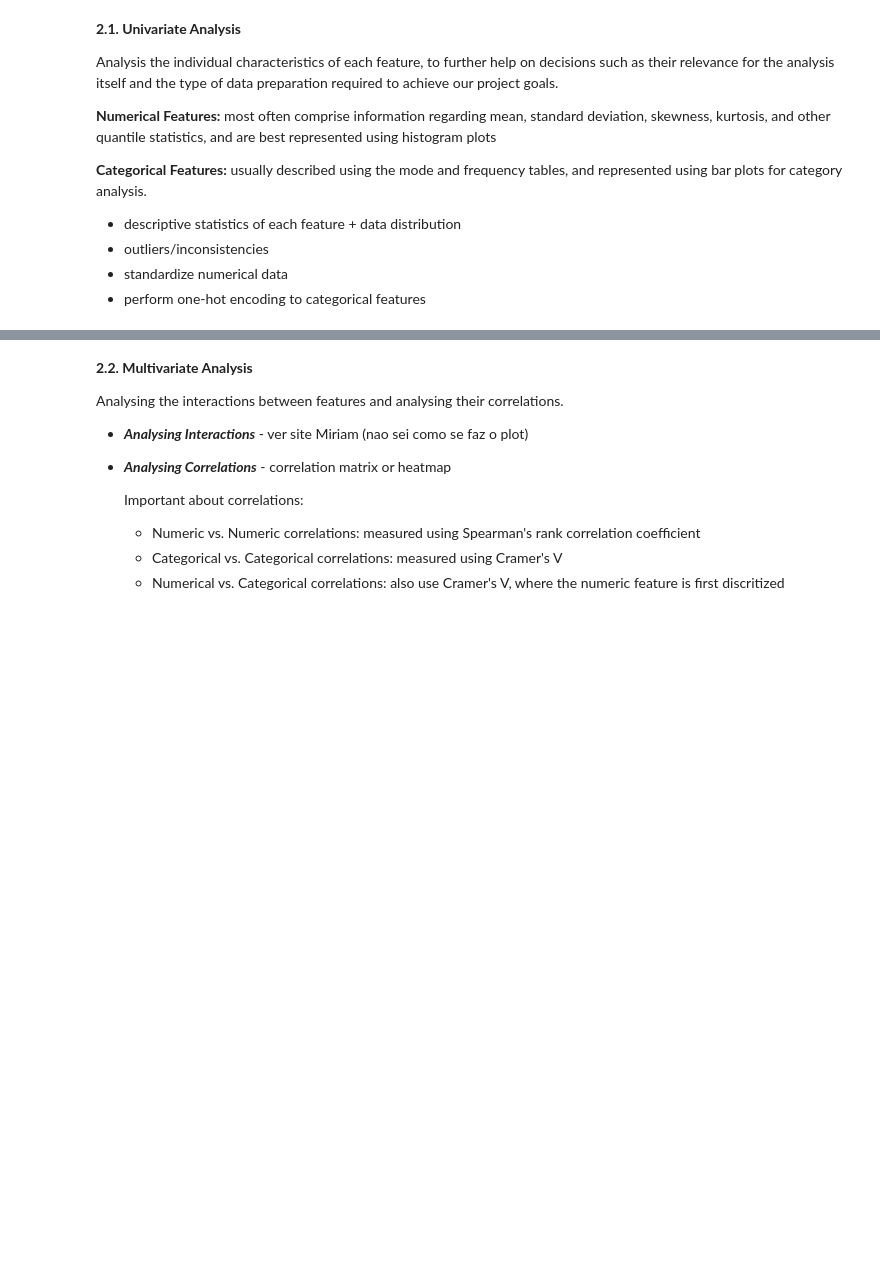
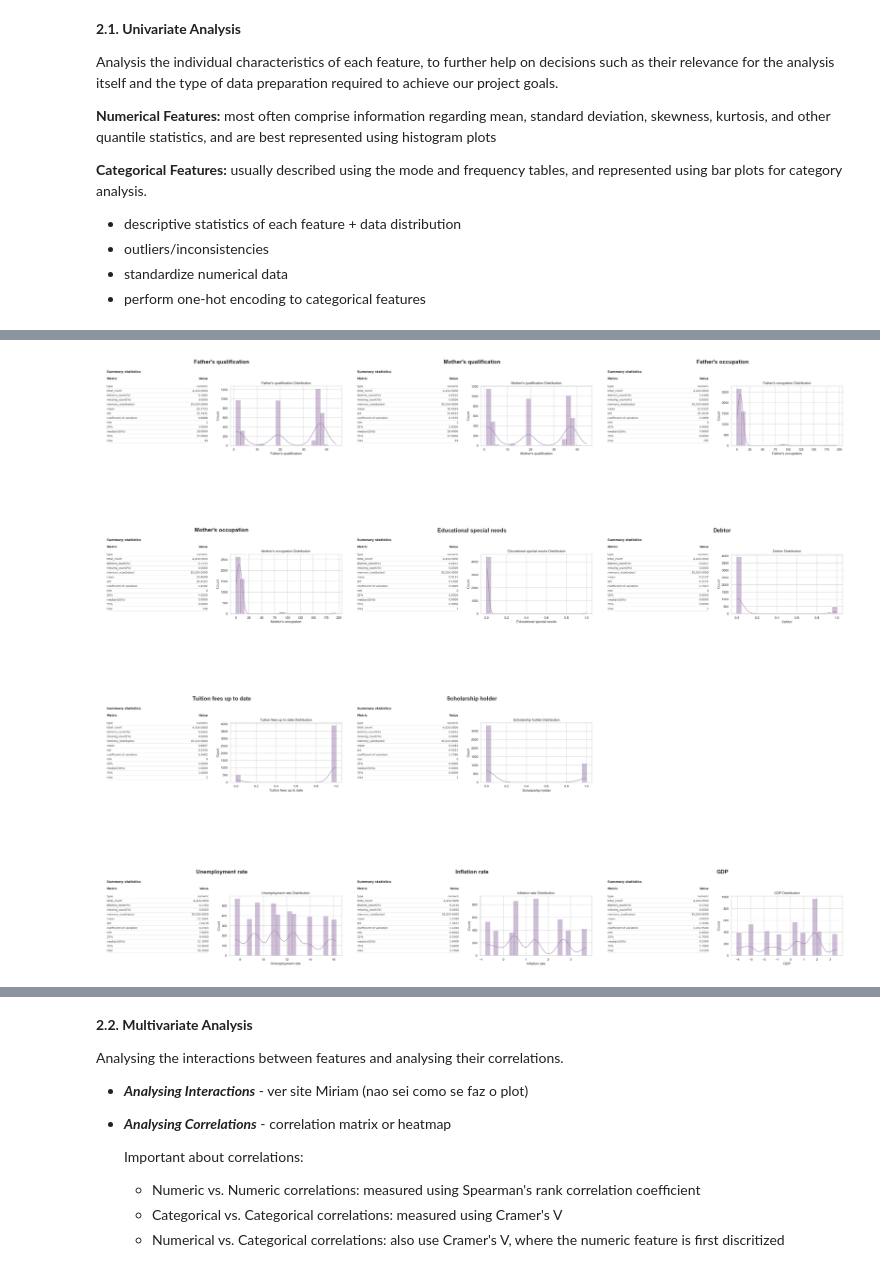
Before and after one commit to gjoliveira/XAI_ling-TAAC, a Jupyter notebook: notebook_sara.ipynb, the cells around one changed output, grey strips where cells are left out. Cells and saved outputs as stored; diff of their text form; code cells hidden in the pictures; blank space fills up the shorter version.

```diff
--- a/notebook_sara.ipynb
+++ b/notebook_sara.ipynb
@@ -36,0 +104,8 @@ Analysis the individual characteristics of each feature, to further help on deci
+# %%
+explore_features_grid(df, socio_economic_features, bins=25, bar_width=1.3)
+# %% [output]
+[figure, added]
+# %%
+explore_features_grid(df, macro_economic_features, bins=25, bar_width=1.3)
+# %% [output]
+[figure, added]
```
Also changed, not shown: parts of 12 cells of this notebook, 1 other file.
